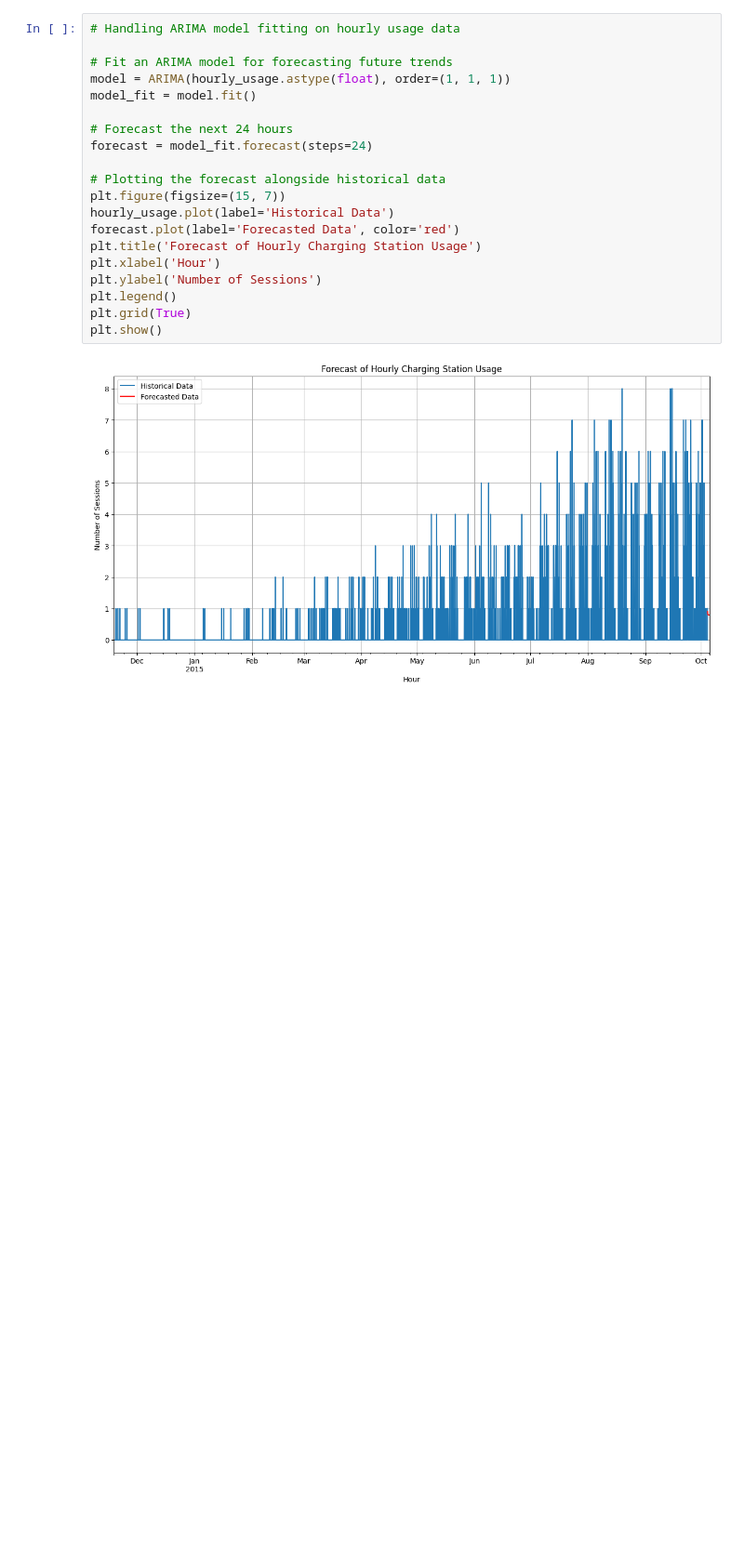
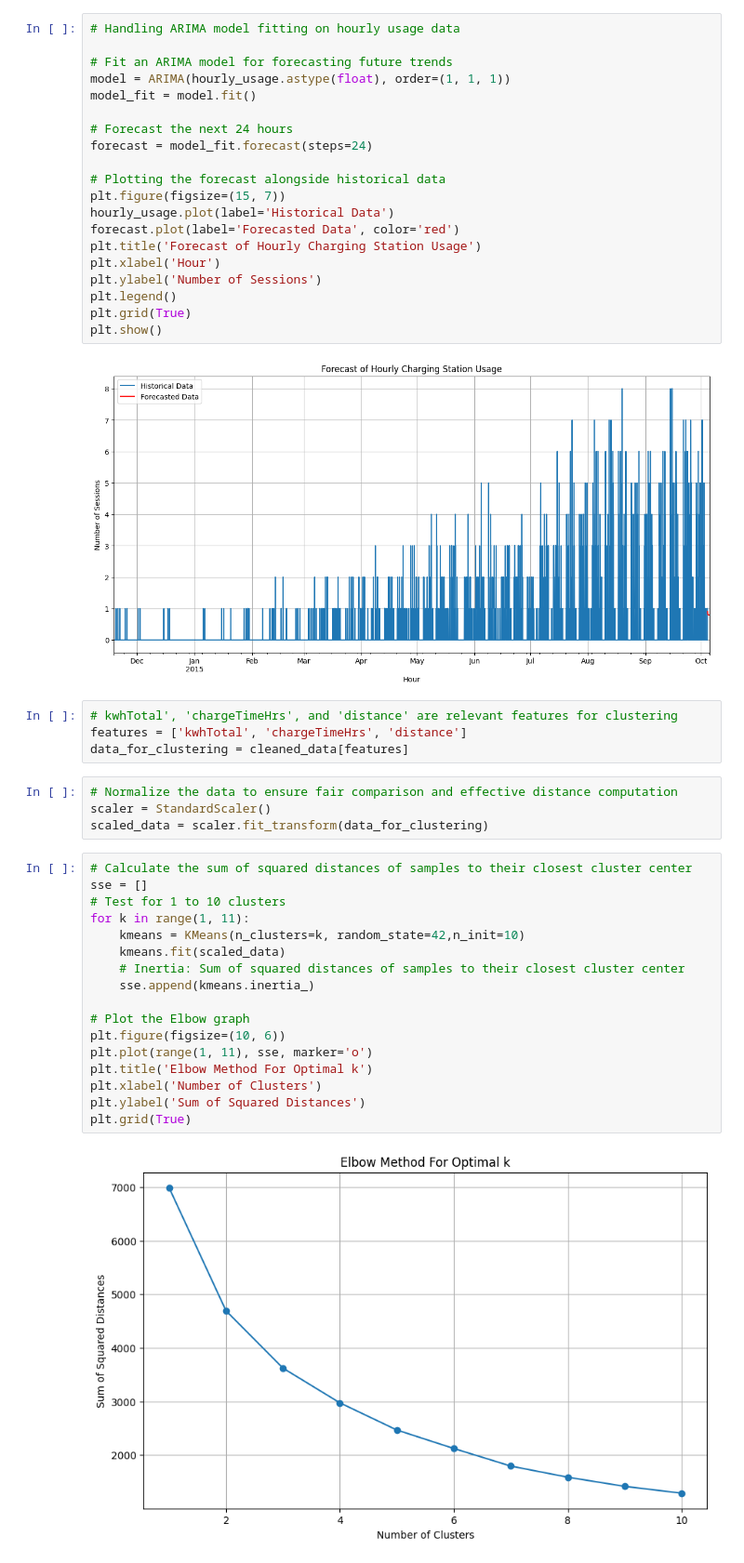
Before and after one commit to dm23aau/Project-on-EV-charging-Infrastrucure, a Jupyter notebook: Electric_Vehicle_Charging_Infrastructure.ipynb, the cells around one changed output. Shown: that part at 93% size. Drawn from its saved outputs; the diff is of its cells as text; blank space fills up the shorter version.

```diff
--- a/Electric_Vehicle_Charging_Infrastructure.ipynb
+++ b/Electric_Vehicle_Charging_Infrastructure.ipynb
@@ -198,3 +200,30 @@ plt.grid(True)
 plt.show()
 # %% [output]
 [figure]
+# %%
+# kwhTotal', 'chargeTimeHrs', and 'distance' are relevant features for clustering
+features = ['kwhTotal', 'chargeTimeHrs', 'distance']
+data_for_clustering = cleaned_data[features]
+# %%
+# Normalize the data to ensure fair comparison and effective distance computation
+scaler = StandardScaler()
+scaled_data = scaler.fit_transform(data_for_clustering)
+# %%
+# Calculate the sum of squared distances of samples to their closest cluster center
+sse = []
+# Test for 1 to 10 clusters
+for k in range(1, 11):
+    kmeans = KMeans(n_clusters=k, random_state=42,n_init=10)
+    kmeans.fit(scaled_data)
+    # Inertia: Sum of squared distances of samples to their closest cluster center
+    sse.append(kmeans.inertia_)
+
+# Plot the Elbow graph
+plt.figure(figsize=(10, 6))
+plt.plot(range(1, 11), sse, marker='o')
+plt.title('Elbow Method For Optimal k')
+plt.xlabel('Number of Clusters')
+plt.ylabel('Sum of Squared Distances')
+plt.grid(True)
+# %% [output]
+[figure, added]
```
Also changed, not shown: parts of 5 cells of this notebook.
